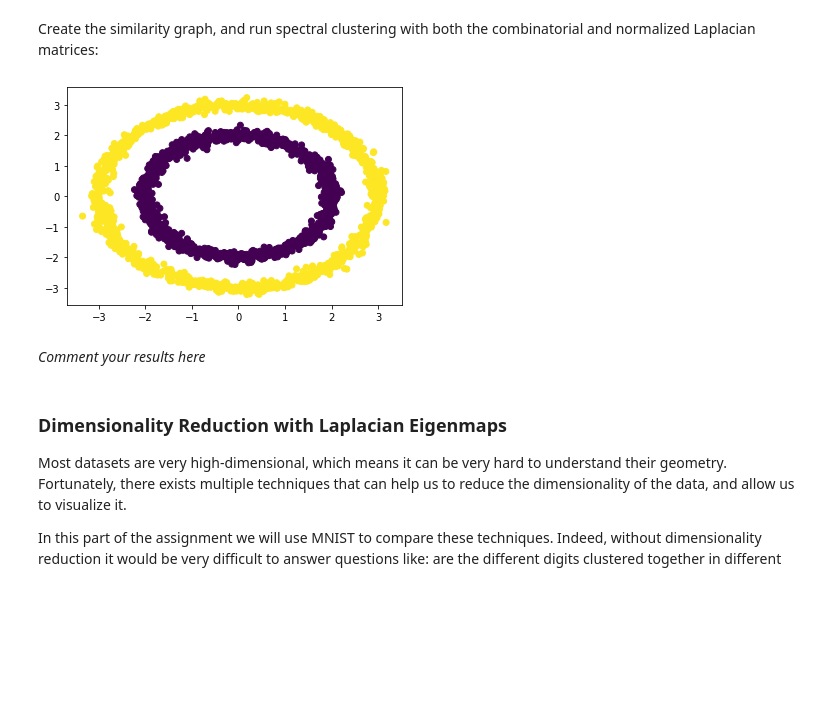
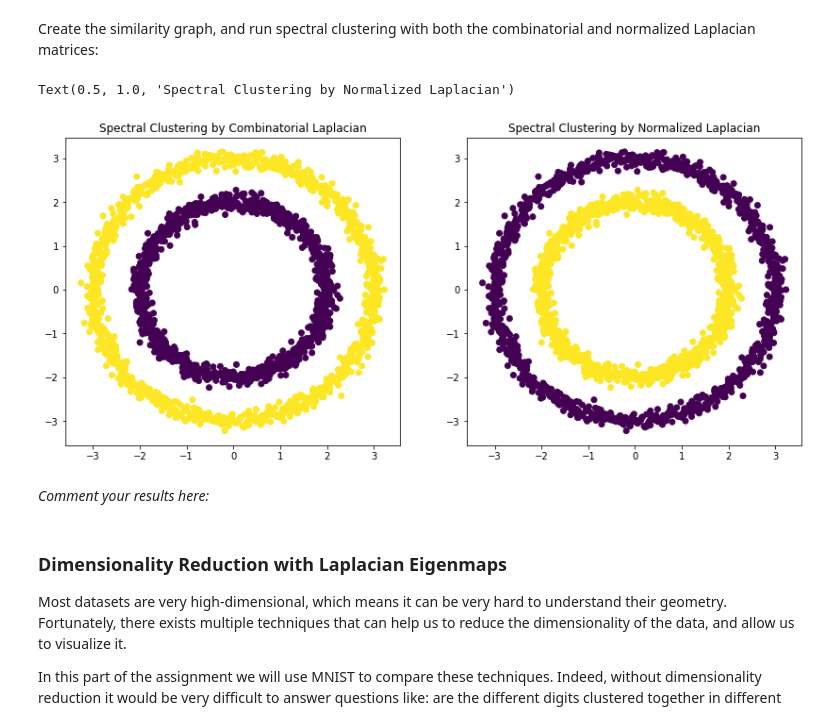
Before and after one commit to YuxuanLongBeyond/ntds2019, a Jupyter notebook: assignments/2_learning_with_graphs.ipynb, the cells around one changed output. Cells and saved outputs as stored; diff of their text form; code cells hidden in the pictures; blank space fills up the shorter version.

```diff
--- a/assignments/2_learning_with_graphs.ipynb
+++ b/assignments/2_learning_with_graphs.ipynb
@@ -270,16 +271,23 @@ Create the similarity graph, and run spectral clustering with both the combinato
 # %%
 # Your code here
 adjacency = epsilon_similarity_graph(X, sigma=1.0, epsilon= 0.8)
 # plt.spy(adjacency)
 # plt.show()
+f, axes = plt.subplots(1, 2, figsize=(14, 6))
+spectral_clustering = SpectralClustering(n_classes=2, normalize=False)
+y_pred = spectral_clustering.fit_predict(adjacency)
+axes[0].scatter(X[:, 0], X[:, 1], c=y_pred)
+axes[0].set_title('Spectral Clustering by Combinatorial Laplacian')
+
 spectral_clustering = SpectralClustering(n_classes=2, normalize=True)
 y_pred = spectral_clustering.fit_predict(adjacency)
-plt.scatter(X[:, 0], X[:, 1], c=y_pred)
-plt.show()
+axes[1].scatter(X[:, 0], X[:, 1], c=y_pred)
+axes[1].set_title('Spectral Clustering by Normalized Laplacian')
 # %% [output]
+Text(0.5, 1.0, 'Spectral Clustering by Normalized Laplacian')
-[figure, old version]
+[figure, new version]
 # %% [markdown]
-*Comment your results here*
+*Comment your results here:*
 # %% [markdown]
 ### Dimensionality Reduction with Laplacian Eigenmaps
 
```
Also changed, not shown: parts of 25 cells of this notebook.
